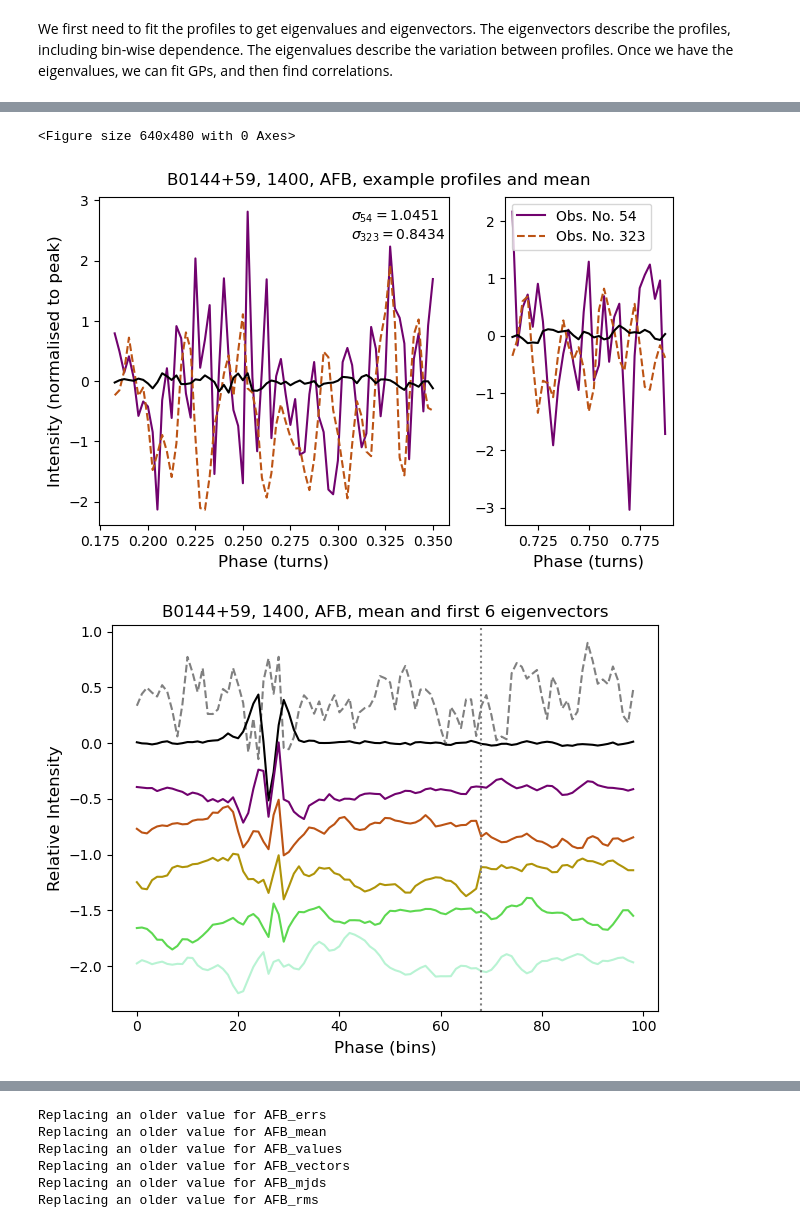
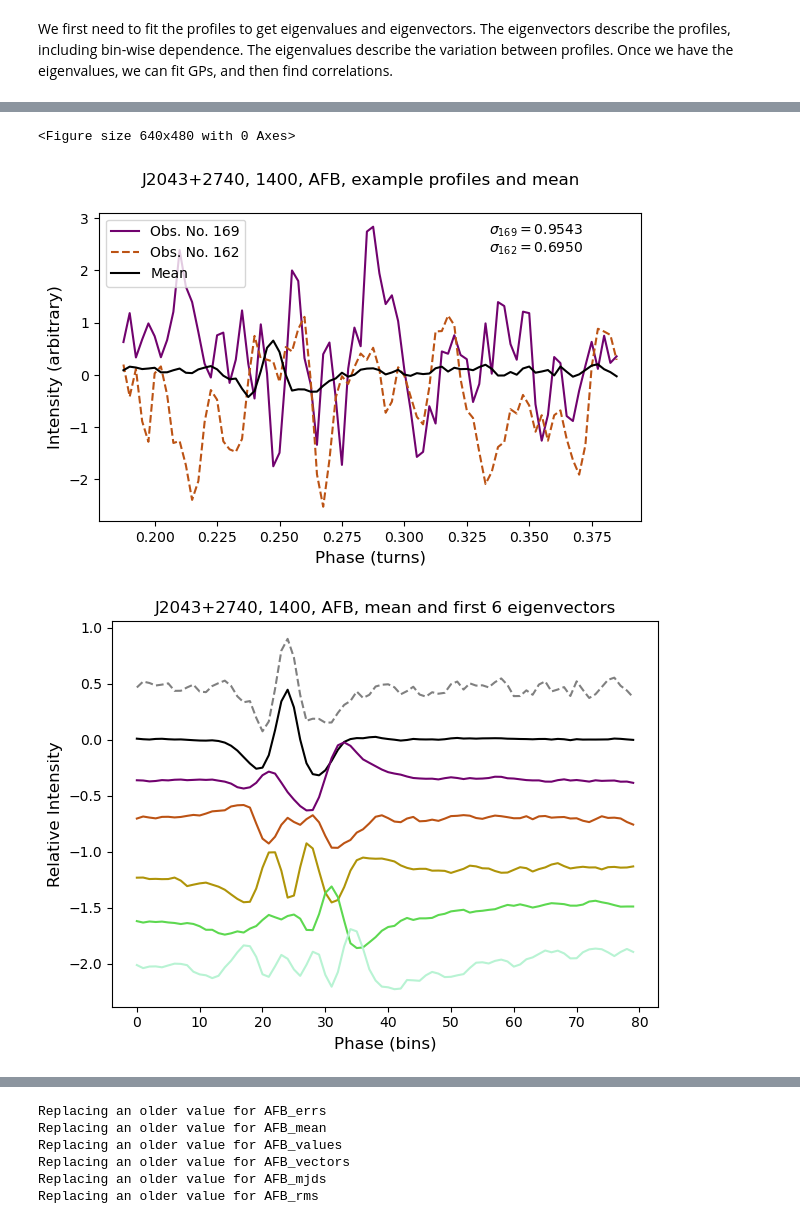
Before and after one commit to respiewak/psr_prof_pca, a Jupyter notebook: step_2_profile_pca.ipynb, the cells around one changed output, grey strips where cells are left out. Saved outputs shown, nothing was run; the diff lists cells and outputs as text; code cells hidden in the pictures.

```diff
--- a/step_2_profile_pca.ipynb
+++ b/step_2_profile_pca.ipynb
@@ -47,7 +55,7 @@ The following cell contains variables describing the dataset and where the data
 # %%
 data_dir = '/home/s86932rs/research/nudot_stuff/'
 plots_dir = os.path.join(data_dir, 'plots')
-psr = 'B0144+59'
+psr = 'J2043+2740'
 freq = 1400
 be = 'afb'
 # %%
@@ -105,14 +115,15 @@ if exist_BE and np.any(sorted(BE_mjds_new) != BE_mjds_new):
 # %%
-# Mike's alignment function # Been moved to the step_1 alignment function
 if exist_BE:
+    # Mike's alignment function # Been moved to the step_1 alignment function
     #plt.plot(BE_aligned[:,100])
     #BE_aligned = psrcelery.data.align_and_scale(BE_aligned.T, BE_temp, nharm='auto').T
     #plt.plot(BE_aligned[:,100])
     #plt.show()
 
+    BE_orig = np.copy(BE_aligned)
     BE_offpulse, _ = _find_off_pulse(BE_temp)
     BE_offrms = np.std(BE_aligned[BE_offpulse,:], axis=0)
-    BE_aligned = (BE_aligned.T - BE_temp).T/BE_offrms
+    BE_aligned = (BE_aligned.T - BE_temp).T/BE_offrms # mean-subtracted and normalised
     #plt.plot(BE_aligned[:,100])
     #plt.show()
     with plt.style.context(plot_style):
@@ -167,6 +180,7 @@ if ip_exist:
         inter_pulse = np.logical_and(phase > ip_min, phase < ip_max)
         if np.abs(np.mean(BE_temp[off_pulse]) - np.mean(BE_temp[inter_pulse])) < np.std(BE_temp[off_pulse]):
             print("An IP exists but limits cannot be set automatically!!")
+            ip_exist = False
 # %%
 # plot the templates and define some useful values
 with plt.style.context(plot_style):
@@ -282,37 +295,37 @@ if exist_BE:
         if ip_exist:
             ax1 = fig.add_axes((l1, b, w1, h))
             ax2 = fig.add_axes((l2, b, w2, h))
             mask1 = np.logical_and(BE_mask, BE_bins < 0.65)
             mask2 = np.logical_and(BE_mask, BE_bins >= 0.65)
             mean_mask1 = np.arange(len(BE_pca.mean_)) < len(BE_bins[mask1])
             mean_mask2 = np.arange(len(BE_pca.mean_)) >= len(BE_bins[mask1])
             for ax, mask, mmask in zip([ax1, ax2], [mask1, mask2], [mean_mask1, mean_mask2]):
                 ax.plot(BE_bins[mask], BE_aligned[mask,first], color=c2, label='Obs. No. {}'.format(first)) #two example profiles of the two states
                 ax.plot(BE_bins[mask], BE_aligned[mask,second], color=c3, ls='--', label='Obs. No. {}'.format(second))
-                ax.plot(BE_bins[mask], BE_pca.mean_[mmask], color=c1) #mean plotted, subtracted off before computing
+                ax.plot(BE_bins[mask], BE_pca.mean_[mmask], color=c1, label='Mean') #mean plotted, subtracted off before computing
                 ax.set_xlabel('Phase (turns)', fontsize=12)
 
             #ax1.set_xlim()
             ax = ax1
 
         else:
             ax = plt.gca()
             plt.plot(BE_bins[BE_mask], BE_aligned[BE_mask,first], color=c2, label='Obs. No. {}'.format(first)) #two example profiles of the two states
             plt.plot(BE_bins[BE_mask], BE_aligned[BE_mask,second], color=c3, ls='--', label='Obs. No. {}'.format(second))
-            plt.plot(BE_bins[BE_mask], BE_pca.mean_, color=c1) #mean plotted, subtracted off before computing
+            plt.plot(BE_bins[BE_mask], BE_pca.mean_, color=c1, label='Mean') #mean plotted, subtracted off before computing
             plt.xlabel('Phase (turns)', fontsize=12)
 
         #plt.xlim(peak_min*BE_nbin, peak_max*BE_nbin)
         #plt.xlim(BE_range[0], BE_range[1])
         plt.text(0.72, 0.87, '$\sigma_{{{:d}}} = {:.4f}$\n$\sigma_{{{:d}}} = {:.4f}$'.format(first, BE_rms[first], second, BE_rms[second]), transform=ax.transAxes)
         #plt.text(0.025, 0.87, '$N_{{obs,purple}} = {}$\n$N_{{obs,red}} = {}$'.format(first, second), transform=ax.transAxes)
-        ax.set_ylabel('Intensity (normalised to peak)', fontsize=12)
+        ax.set_ylabel('Intensity (arbitrary)', fontsize=12)
         plt.legend(loc=2)
         plt.savefig(os.path.join(plots_dir, desc+'_ex_profs.png'), bbox_inches='tight')
         plt.show()
 # %% [output]
 <Figure size 640x480 with 0 Axes>
-[figure, old version]
+[figure, new version]
 # %%
 # plot the first five principal components
 if exist_BE:
@@ -343,7 +356,7 @@ if exist_BE:
         plt.savefig(os.path.join(plots_dir, desc+'_components.png'), bbox_inches='tight')
         plt.show()
 # %% [output]
-[figure, old version]
+[figure, new version]
 # %%
 # explained ratio, the variance of each component, and can compute a cumulative sum
 if exist_BE:
```
Also changed, not shown: parts of 16 cells of this notebook, 6 other files.
